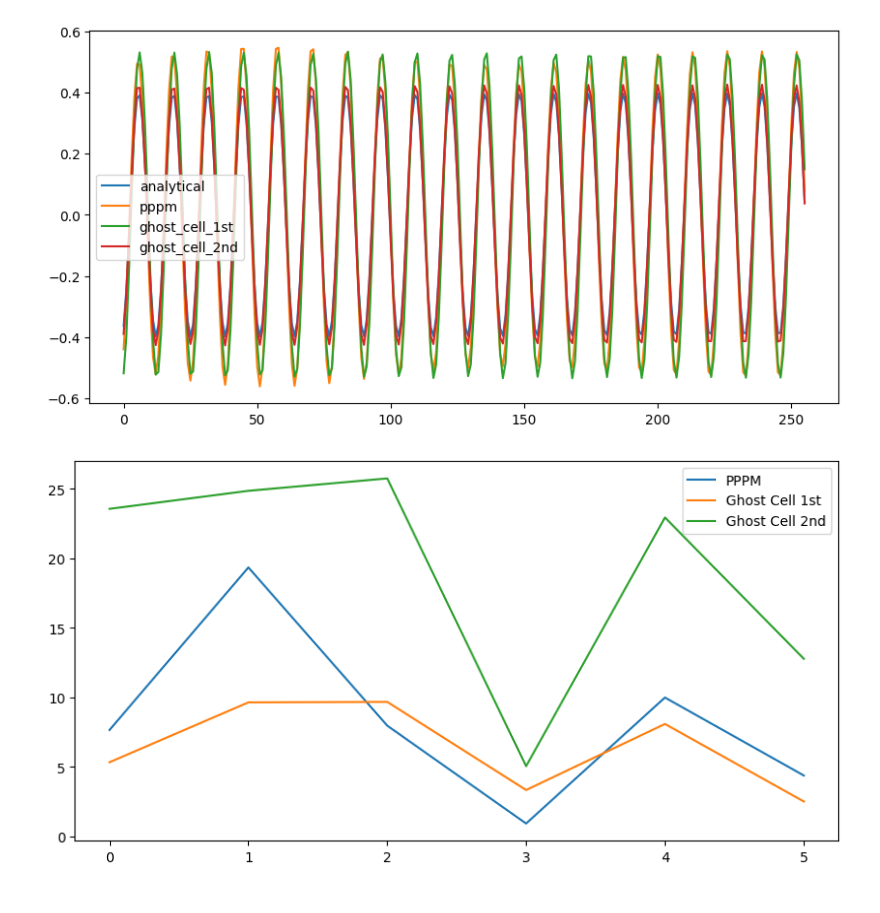
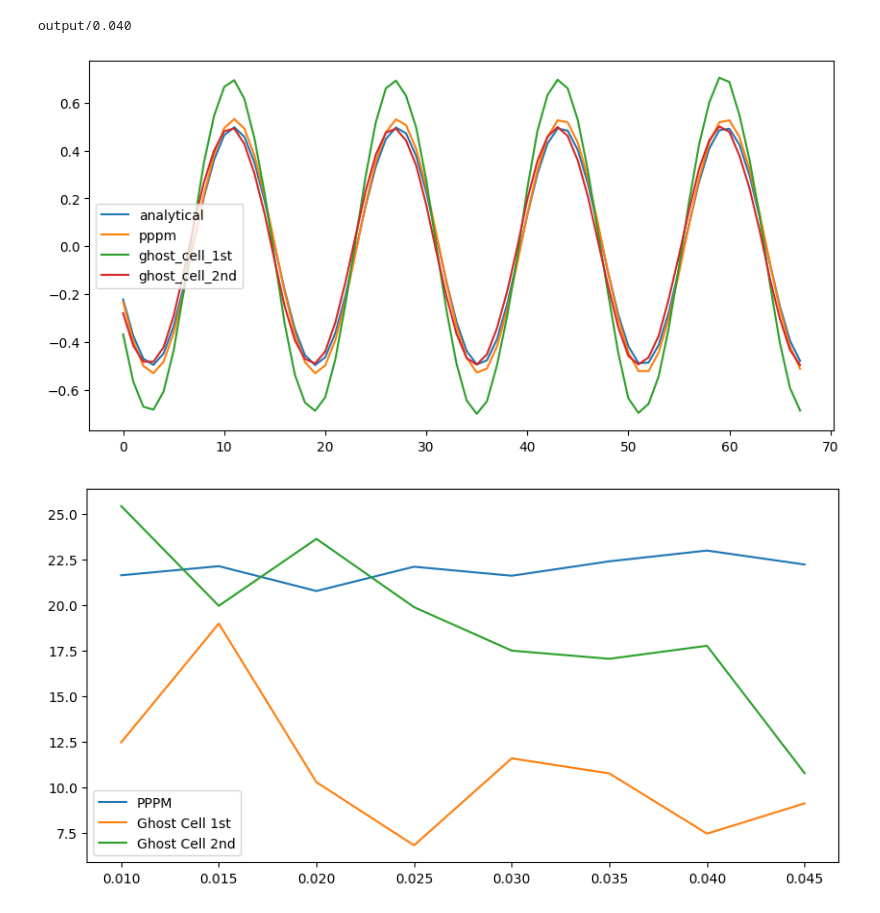
Before and after one commit to hellojxt/PPPM-TDBEM, a Jupyter notebook: experiments/sphere/analysis.ipynb, the cells around one changed output. Cells and saved outputs as stored; diff of their text form; code cells hidden in the pictures.

```diff
--- a/experiments/sphere/analysis.ipynb
+++ b/experiments/sphere/analysis.ipynb
@@ -3,11 +3,13 @@ import numpy as np
 from glob import glob
 import matplotlib.pyplot as plt
 
-def plot_data(datas, names, clip_length = 256):
+def plot_data(datas, names, labels = None, clip_length = 256):
     xs = np.arange(min([len(data) for data in datas] + [clip_length]))
     plt.figure(figsize=(10, 5))
     for data, name in zip(datas, names):
         plt.plot(xs, data[:clip_length], label=name)
+    if labels is not None:
+        plt.xticks(xs, labels[:clip_length])
     plt.legend()
     plt.show()
 
@@ -15,37 +17,43 @@ def SNR(ground_truth, prediction):
     return 10 * np.log10(np.mean(ground_truth ** 2) / np.mean((ground_truth - prediction) ** 2))
 
 
 dirs = glob('output/*')
+# sort by name
+dirs = sorted(dirs, key=lambda x: x.split('/')[-1])
+keys = [dir.split('/')[-1] for dir in dirs]
+
 clip_idx = 256
 pppm_data = []
 ghost_1st_data = []
 ghost_2nd_data = []
 
 pppm_times = []
 ghost_1st_times = []
 ghost_2nd_times = []
 
 for i, dir in enumerate(dirs):
     analytical = np.loadtxt(dir + '/analytical_solution.txt')[clip_idx:]
     pppm = np.loadtxt(dir + '/pppm_solution.txt')[clip_idx:]
     ghost_cell_1st = np.loadtxt(dir + '/ghost_cell_1st.txt')[clip_idx:]
     ghost_cell_2nd = np.loadtxt(dir + '/ghost_cell_2nd.txt')[clip_idx:]
     with open(dir + '/cost_time.txt') as f:
         cost_times = f.readlines()
         pppm_times.append(float(cost_times[0].split('=')[1]))
         ghost_1st_times.append(float(cost_times[1].split('=')[1]))
         ghost_2nd_times.append(float(cost_times[2].split('=')[1]))
 
     pppm_data.append(SNR(analytical, pppm))
     ghost_1st_data.append(SNR(analytical, ghost_cell_1st))
     ghost_2nd_data.append(SNR(analytical, ghost_cell_2nd))
 
-    if (i == 4):
+    if (i == 6):
+        print(dir)
         plot_data([analytical, pppm, ghost_cell_1st, ghost_cell_2nd], ['analytical', 'pppm', 'ghost_cell_1st', 'ghost_cell_2nd'])
 # %% [output]
+output/0.040
-[figure, old version]
+[figure, new version]
 # %%
-plot_data([pppm_data, ghost_1st_data, ghost_2nd_data], ['PPPM', 'Ghost Cell 1st', 'Ghost Cell 2nd'])
+plot_data([pppm_data, ghost_1st_data, ghost_2nd_data], ['PPPM', 'Ghost Cell 1st', 'Ghost Cell 2nd'], labels=keys)
 # %% [output]
-[figure, old version]
+[figure, new version]
 # %%
```
Also changed, not shown: parts of 1 cell of this notebook, 21 other files.
